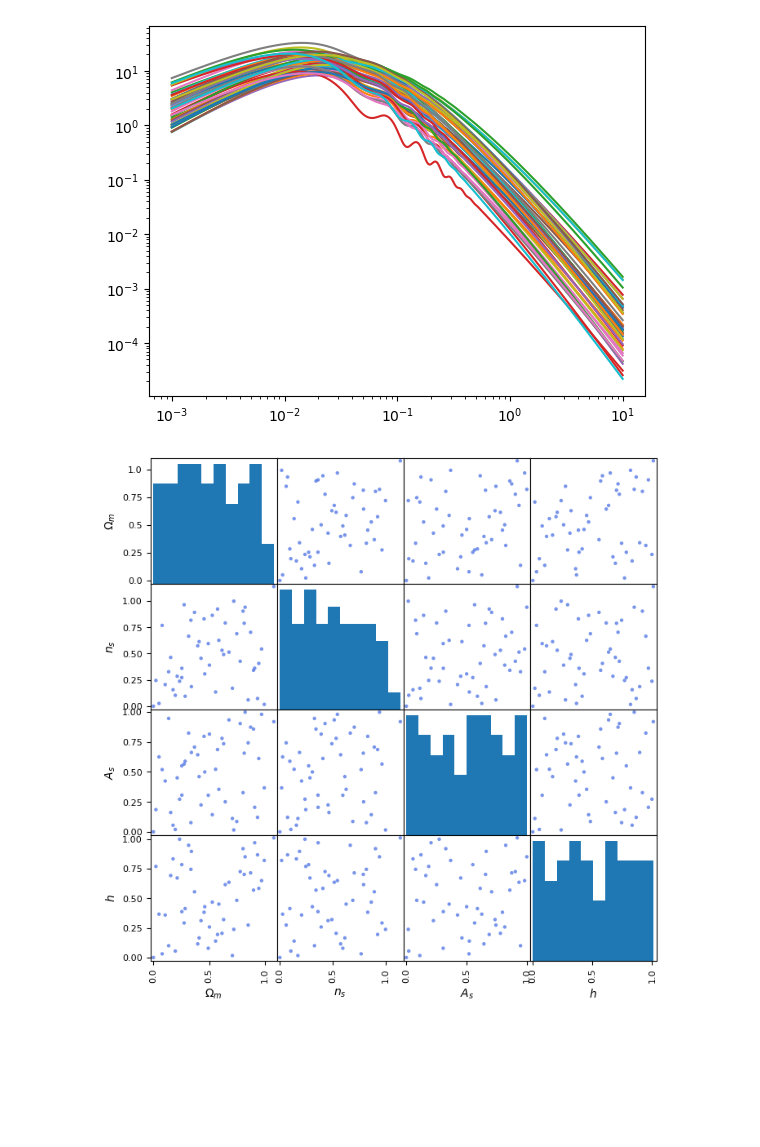
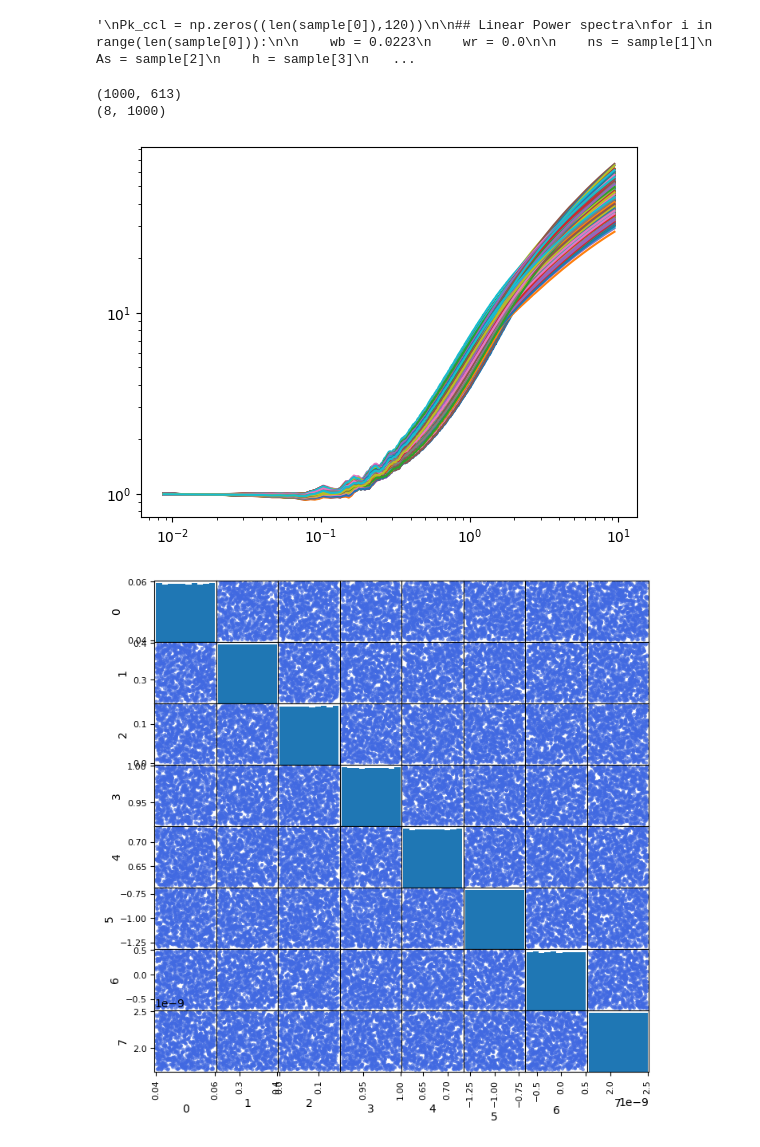
Before and after one commit to davidesciotti/AstroDat, a Jupyter notebook: Make_Pk_working.ipynb, the cells around one changed output. Drawn from its saved outputs; the diff is of its cells as text; code cells hidden in the pictures; blank space fills up the shorter version.

Commit message:
sbi first version notebook

```diff
--- a/Make_Pk_working.ipynb
+++ b/Make_Pk_working.ipynb
@@ -1,11 +1,19 @@
 # %%
 ## IMPORTING ALL THE LIBRARIES WE CARE ABOUT
 
-#import euclidemu2
+import euclidemu2
 import numpy as np
 import matplotlib.pyplot as plt
 import pyccl as ccl
 import pandas as pd
+import os
+from scipy.stats import qmc
+import scipy
+from scipy.linalg import eigh
+import torch
+from sbi.inference import NLE
+import emcee
+from getdist import plots, MCSamples
 
-
-from scipy.stats import qmc
+working_dir = os.path.dirname(os.getcwd())
+ee2=euclidemu2.PyEuclidEmulator()
@@ -47,7 +186,7 @@ print(sample.shape)
 # %%
-## Power spectrum from CCL - backscaling
-
-Pk_ccl = np.zeros((len(sample[0]),500))
+## Power spectrum from CCL
+"""
+Pk_ccl = np.zeros((len(sample[0]),120))
 
 ## Linear Power spectra
 for i in range(len(sample[0])):
@@ -68,55 +207,54 @@ for i in range(len(sample[0])):
                                n_s=ns[i],
                                Omega_k=0)
 
-# Omega_g::: Note that if a non-None value is given, this may result in a physically
-# inconsistent model because the CMB temperature will still be non-zero in the parameters.
-    cosmoLCDM_norad = ccl.Cosmology(Omega_c=(wm[i] - wb)/h[i]**2,
-                               Omega_b=wb/h[i]**2,
-                               A_s=As[i],
-                               h = h[i],
-                               n_s=ns[i],
-                               Omega_k=0,
-                               Omega_g = 0,
-                               T_CMB = 0.0)
+    Pk_0 = ccl.power.nonlin_matter_power(cosmoLCDM, kk_ccl, 1)    # in (Mpc)^3
 
-    Pk_0 = ccl.power.linear_matter_power(cosmoLCDM, kk_ccl, 1)    # in (Mpc)^3
-
-    Growth_0 = ccl.background.growth_factor(cosmoLCDM_norad, 1)
-
-    Growth_49 = ccl.background.growth_factor(cosmoLCDM_norad, 1/(1+49))
-
-    Pk_ccl[i] = (Growth_49/Growth_0)**2 * Pk_0*h[i]**3    # in (Mpc)^3/h^3
+    Pk_ccl[i] = Pk_0*h[i]**3    # in (Mpc)^3/h^3
 
     kk_ccl = kk_ccl/h[i]    # in h/Mpc
-    #np.savetxt(working_dir + 'decideonnamelater_{}.dat'.format(i), np.array([kk_ccl, Pk_ccl[i]]).T)
-
-kk_ccl = np.logspace(-3,1,500)
+    if i%10 == 0:
+        print(i)
+"""
+# %% [output]
+'\nPk_ccl = np.zeros((len(sample[0]),120))\n\n## Linear Power spectra\nfor i in range(len(sample[0])):\n\n    wb = 0.0223\n    wr = 0.0\n\n    ns = sample[1]\n    As = sample[2]\n    h = sample[3]\n   ...
+# %%
+#np.savetxt(working_dir + '/AstroDat/Data/First_dataset_PkNL.dat', np.array([kk_ccl, Pk_ccl]).T)
+
+#Pk_ccl = np.load(working_dir + '/AstroDat/Data/First_dataset_PkNL.npy')
+Bk_ccl = np.load(working_dir + '/AstroDat/Data/First_dataset_BkNL.npy')
+sample = np.load(working_dir + '/AstroDat/Data/First_dataset_sample.npy')
+
+print(Bk_ccl.shape)
+print(sample.shape)
+# %% [output]
+(1000, 613)
+(8, 1000)
 # %%
 for i in range(len(sample[0])):
-    plt.loglog(kk_ccl,Pk_ccl[i])
+    plt.loglog(k,Bk_ccl[i])
 # %% [output]
-[figure, old version]
+[figure, new version]
 # %%
-df_theta_emu = pd.DataFrame(sample, columns=[r'$\Omega_m$', r'$n_s$', r'$A_s$', r'$h$'][:len(sample)])
+df_theta_emu = pd.DataFrame(sample.T)
 
 # Customization options
 color_emu = "royalblue"   # Color for df_theta_emu
 color_val = "crimson"     # Color for df_theta_val
 s = 10                    # Marker size
 tick_size = 12            # Tick label size
 label_size = 14           # Axis label size
 tick_rotation = 45        # Rotation angle for tick labels
 diag_color = "black"      # Color for diagonal histograms/KDE
 
 # Create scatter matrix for the first dataset
 scatter_matrix_fig = pd.plotting.scatter_matrix(
     df_theta_emu,
     figsize=(8, 8),
     color=color_emu,
     marker='o',
     s=s,
     alpha=0.7,
     density_kwds={'color': diag_color, 'linewidth': 2},
 )
 # %% [output]
-[figure, old version]
+[figure, new version]
```
Also changed, not shown: parts of 19 cells of this notebook, 56 other files.
